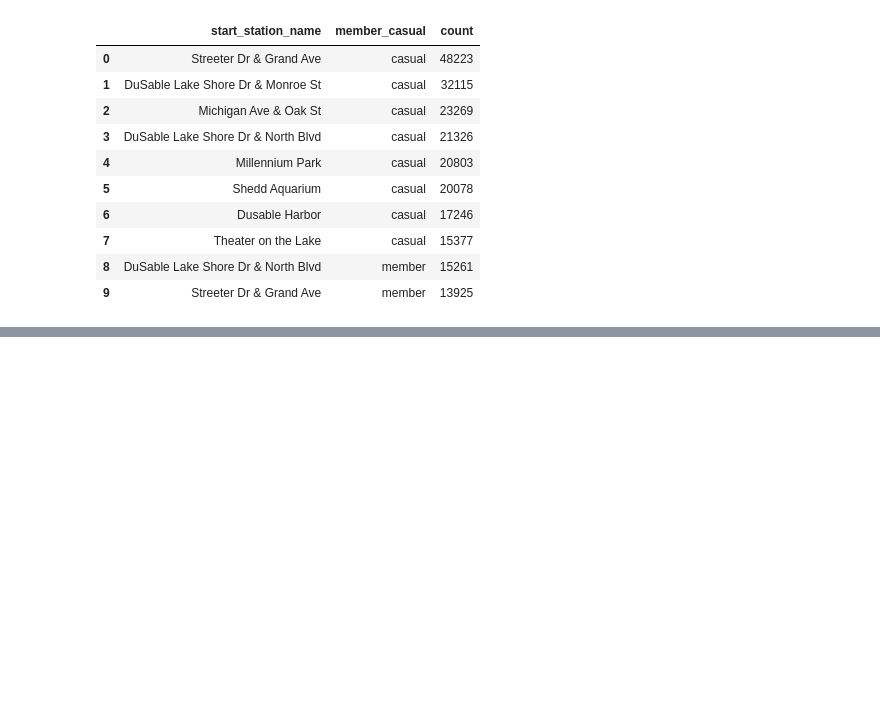
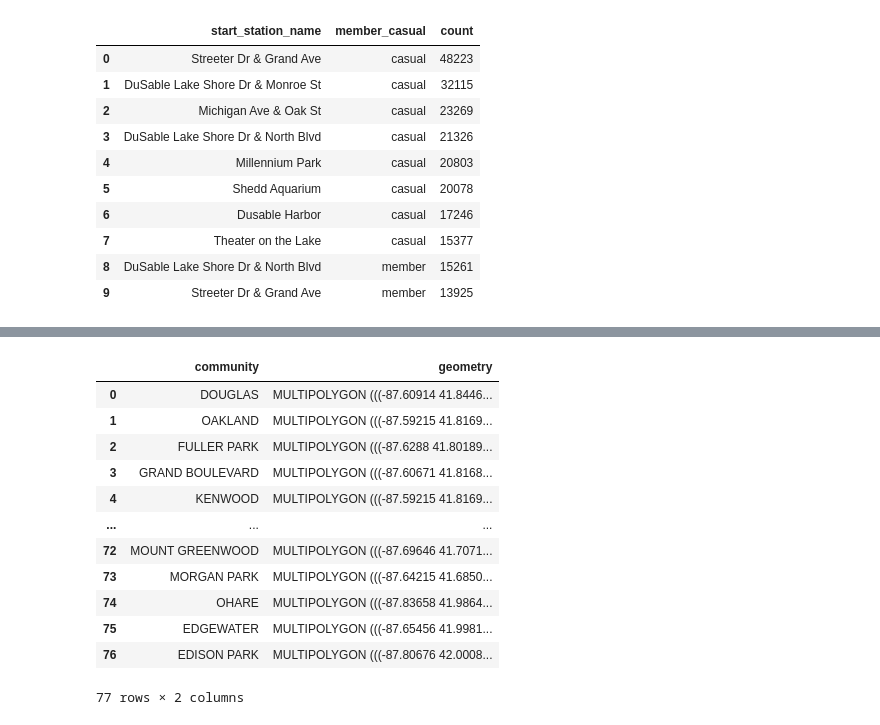
Before and after one commit to yakubszatkowski/Google-Data-Analytics-Project, a Jupyter notebook: main.ipynb, the cells around one changed output, grey strips where cells are left out. Saved outputs shown, nothing was run; the diff lists cells and outputs as text; code cells hidden in the pictures; blank space fills up the shorter version.

```diff
--- a/main.ipynb
+++ b/main.ipynb
@@ -922,0 +968,18 @@ According to the graph above:
+# %%
+commareas = gpd.read_file("chicago-community-areas.geojson")
+chicago_areas = commareas[['community', 'geometry']]
+chicago_areas
+# %% [output]
+|  | community | geometry |
+| 0 | DOUGLAS | MULTIPOLYGON (((-87.60914 41.8446... |
+| 1 | OAKLAND | MULTIPOLYGON (((-87.59215 41.8169... |
+| 2 | FULLER PARK | MULTIPOLYGON (((-87.6288 41.80189... |
+| 3 | GRAND BOULEVARD | MULTIPOLYGON (((-87.60671 41.8168... |
+| 4 | KENWOOD | MULTIPOLYGON (((-87.59215 41.8169... |
+| ... | ... | ... |
+| 72 | MOUNT GREENWOOD | MULTIPOLYGON (((-87.69646 41.7071... |
+| 73 | MORGAN PARK | MULTIPOLYGON (((-87.64215 41.6850... |
+| 74 | OHARE | MULTIPOLYGON (((-87.83658 41.9864... |
+| 75 | EDGEWATER | MULTIPOLYGON (((-87.65456 41.9981... |
+| 76 | EDISON PARK | MULTIPOLYGON (((-87.80676 42.0008... |
+77 rows × 2 columns
```
Also changed, not shown: parts of 7 cells of this notebook, 1 other file.
